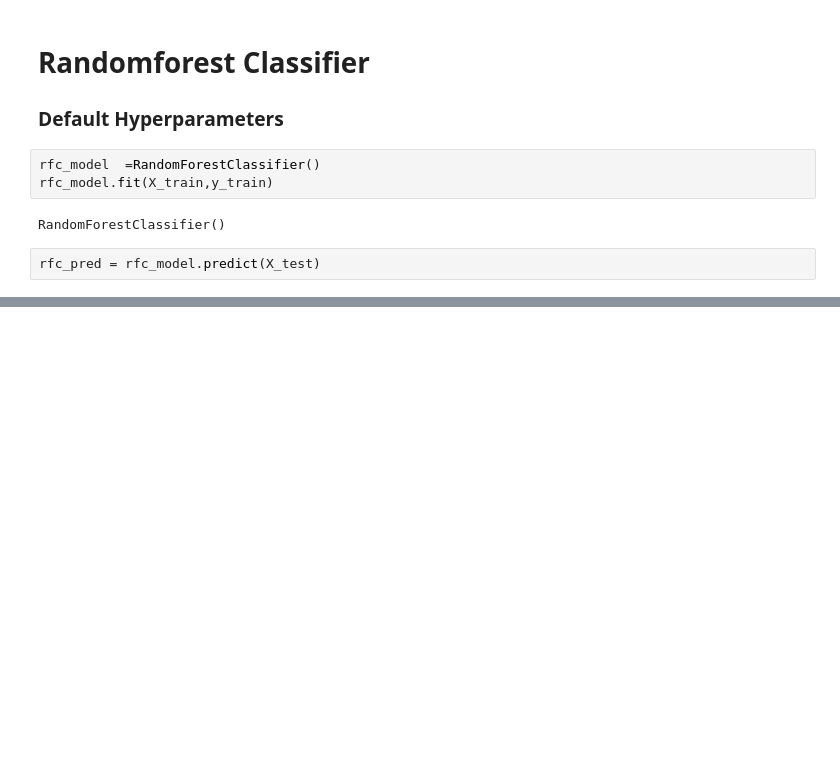
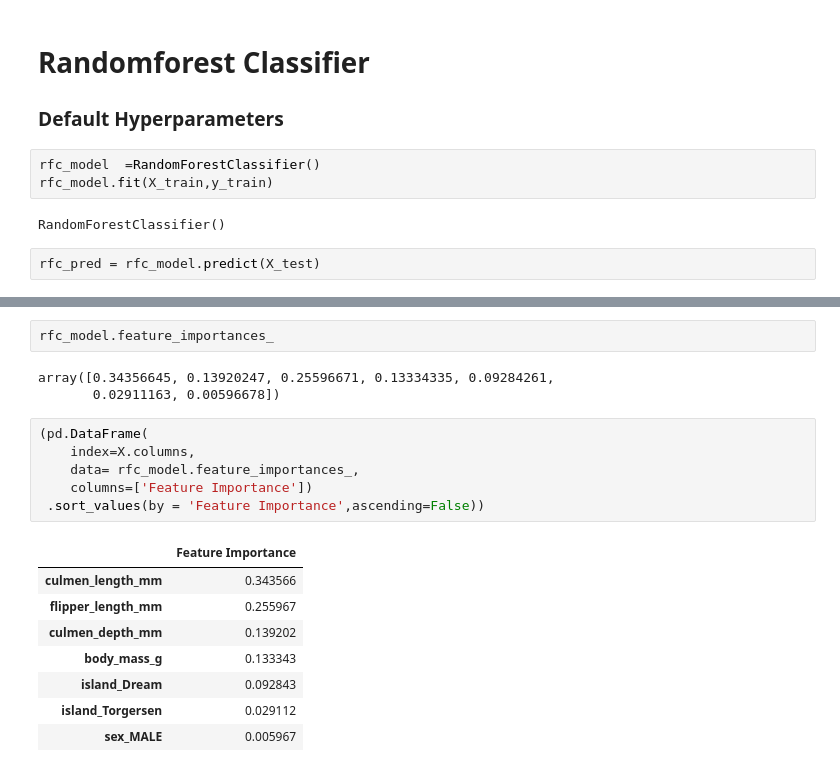
Before and after one commit to basitalimian1/Penguins_Classificatiom, a Jupyter notebook: Penguins_Species_Classification.ipynb, the cells around one changed output, grey strips where cells are left out. Saved outputs shown, nothing was run; the diff lists cells and outputs as text; blank space fills up the shorter version.

```diff
--- a/Penguins_Species_Classification.ipynb
+++ b/Penguins_Species_Classification.ipynb
@@ -289,0 +290,20 @@ weighted avg       0.98      0.98      0.98       100
+# %%
+rfc_model.feature_importances_
+# %% [output]
+array([0.34356645, 0.13920247, 0.25596671, 0.13334335, 0.09284261,
+       0.02911163, 0.00596678])
+# %%
+(pd.DataFrame(
+    index=X.columns,
+    data= rfc_model.feature_importances_,
+    columns=['Feature Importance'])
+ .sort_values(by = 'Feature Importance',ascending=False))
+# %% [output]
+|  | Feature Importance |
+| culmen_length_mm | 0.343566 |
+| flipper_length_mm | 0.255967 |
+| culmen_depth_mm | 0.139202 |
+| body_mass_g | 0.133343 |
+| island_Dream | 0.092843 |
+| island_Torgersen | 0.029112 |
+| sex_MALE | 0.005967 |
```
Also changed, not shown: parts of 7 cells of this notebook.
